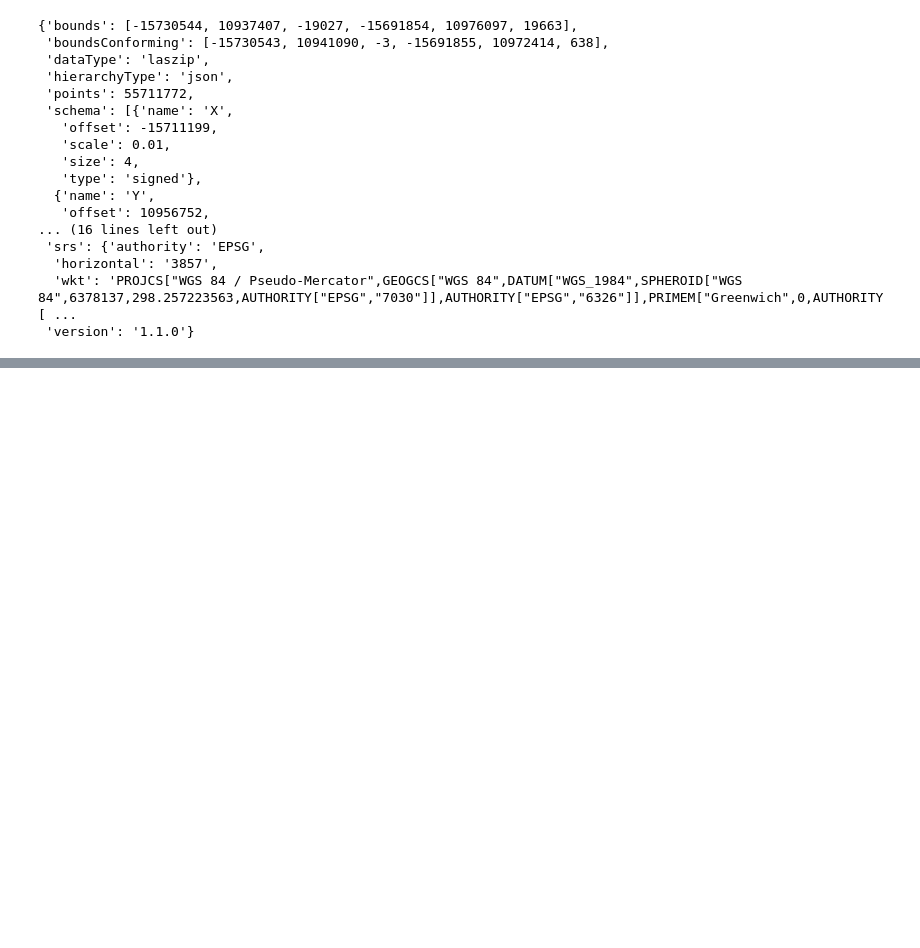
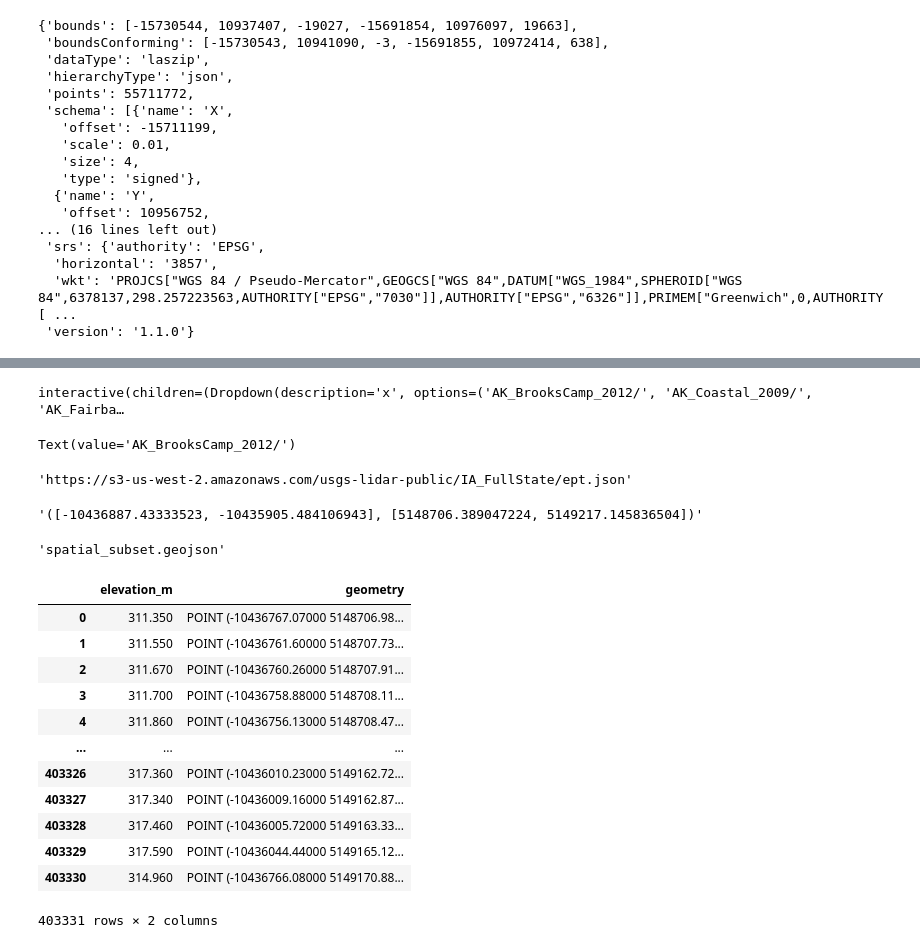
Before and after one commit to Stella-Mutacho/AgriTech-DataEngieeringProject, a Jupyter notebook: notebooks/fetching.ipynb, the cells around one changed output, grey strips where cells are left out. Drawn from its saved outputs; the diff is of its cells as text; code cells hidden in the pictures; blank space fills up the shorter version.

```diff
--- a/notebooks/fetching.ipynb
+++ b/notebooks/fetching.ipynb
@@ -144,0 +249,33 @@ PUBLIC_ACCESS_PATH= "https://s3-us-west-2.amazonaws.com/usgs-lidar-public/"
+# %%
+y.region()
+# %% [output]
+interactive(children=(Dropdown(description='x', options=('AK_BrooksCamp_2012/', 'AK_Coastal_2009/', 'AK_Fairba…
+Text(value='AK_BrooksCamp_2012/')
+# %%
+y.ept_json()
+# %% [output]
+'https://s3-us-west-2.amazonaws.com/usgs-lidar-public/IA_FullState/ept.json'
+# %%
+y.pipeline(xmin = -93.756155,xmax = -93.747334, ymin = 41.918015, ymax = 41.921429)
+# %% [output]
+'([-10436887.43333523, -10435905.484106943], [5148706.389047224, 5149217.145836504])'
+# %%
+y.run_pipeline()
+# %% [output]
+'spatial_subset.geojson'
+# %%
+y.geodf('spatial_subset.geojson')
+# %% [output]
+|  | elevation_m | geometry |
+| 0 | 311.350 | POINT (-10436767.07000 5148706.98... |
+| 1 | 311.550 | POINT (-10436761.60000 5148707.73... |
+| 2 | 311.670 | POINT (-10436760.26000 5148707.91... |
+| 3 | 311.700 | POINT (-10436758.88000 5148708.11... |
+| 4 | 311.860 | POINT (-10436756.13000 5148708.47... |
+| ... | ... | ... |
+| 403326 | 317.360 | POINT (-10436010.23000 5149162.72... |
+| 403327 | 317.340 | POINT (-10436009.16000 5149162.87... |
+| 403328 | 317.460 | POINT (-10436005.72000 5149163.33... |
+| 403329 | 317.590 | POINT (-10436044.44000 5149165.12... |
+| 403330 | 314.960 | POINT (-10436766.08000 5149170.88... |
+403331 rows × 2 columns
```
Also changed, not shown: parts of 23 cells of this notebook.
